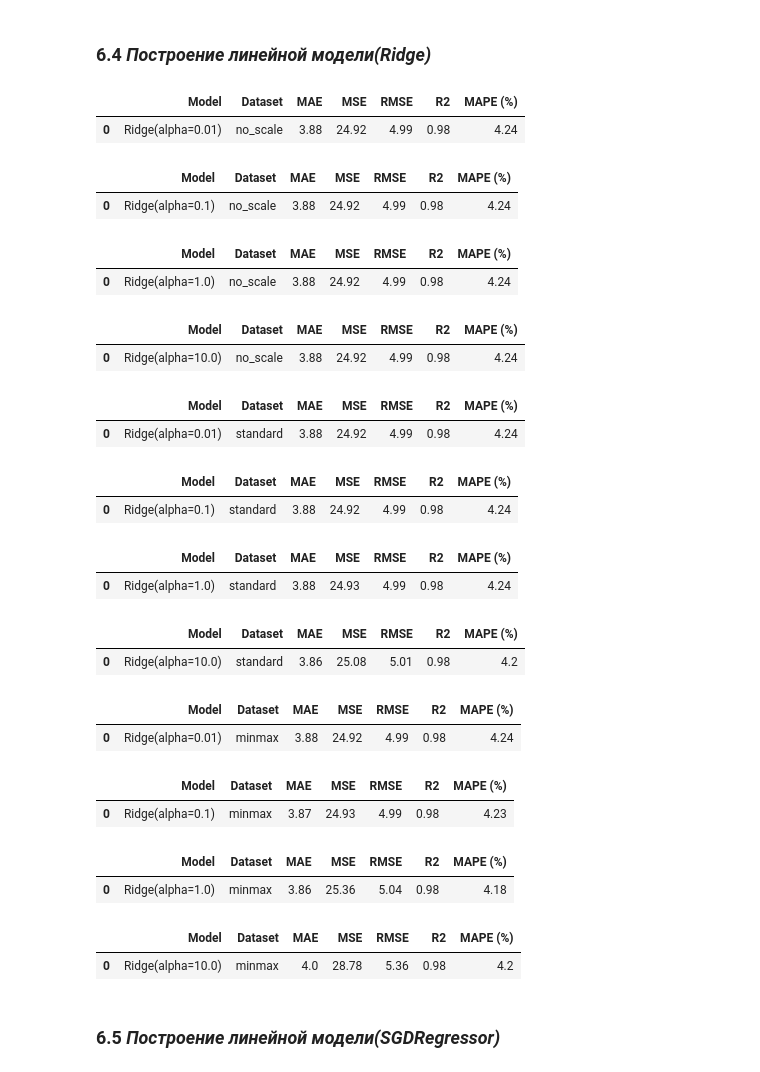
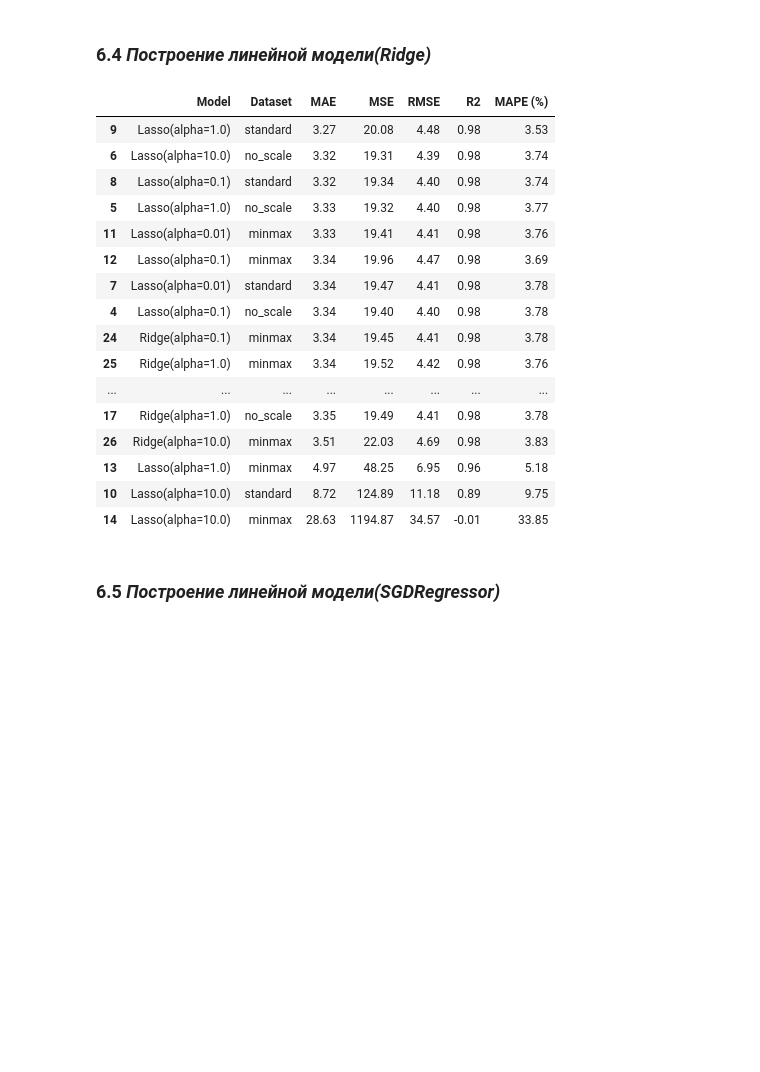
Before and after one commit to MEYakunin/Sprint10_Tortilla_Center, a Jupyter notebook: Sprint10_Tortilla_Center_Yakunin_Mikl.ipynb, the cells around one changed output. Cells and saved outputs as stored; diff of their text form; code cells hidden in the pictures; blank space fills up the shorter version.

```diff
--- a/Sprint10_Tortilla_Center_Yakunin_Mikl.ipynb
+++ b/Sprint10_Tortilla_Center_Yakunin_Mikl.ipynb
@@ -314,6 +310,9 @@ plt.show()
 # Произведем уменьшение разрядности данных
 mask = c_mydas_df['shell_length'] > 2000
 c_mydas_df.loc[mask, 'shell_length'] = c_mydas_df.loc[mask, 'shell_length'] / 10
+
+mask = c_mydas_df['shell_width'] > 2000
+c_mydas_df.loc[mask, 'shell_width'] = c_mydas_df.loc[mask, 'shell_width'] / 10
 # %%
 # Построим графики распределения и размаха длины и ширины панцеря
 plt.figure(figsize=(15, 5))
@@ -503,7 +502,7 @@ scalers = {
 }
 
 # Варианты потерь для SGD
-loss_functions = ['squared_loss', 'huber', 'epsilon_insensitive']
+loss_functions = ['squared_error', 'huber', 'epsilon_insensitive']
 
 # Варианты регуляризации для SGD
 penalties = ['l2', 'l1', 'elasticnet']
@@ -513,6 +512,9 @@ coeff_regul = [0.01, 0.1, 1.0, 10.0]
 
 # Список для хранения всех результатов
 all_results = pd.DataFrame(columns=['Model', 'Dataset', 'MAE', 'MSE', 'RMSE', 'R2', 'MAPE (%)'])
+
+# Список для временного хранения результатов каждой модели
+temp_result = pd.DataFrame()
 # %% [markdown]
 ### 6.1 *Построение базовой модели(Dummy)*
 # %%
@@ -544,7 +546,9 @@ for scale_name, scaler in scalers.items():
     lr_pipe.fit(X_train, y_train)
     y_pred = lr_pipe.predict(X_val)
     result = get_metrics(y_val, y_pred, 'LinearRegression', scale_name)
-    display(result)
+    temp_result = pd.concat([temp_result, result], ignore_index=True)
     all_results = pd.concat([all_results, result], ignore_index=True)
+
+display(temp_result.sort_values('MAE'))
 # %% [output]
 |  | Model | Dataset | MAE | MSE | RMSE | R2 | MAPE (%) |
@@ -567,7 +569,9 @@ for scale_name, scaler in scalers.items():
         lasso_pipe.fit(X_train, y_train)
         y_pred =lasso_pipe.predict(X_val)
         result = get_metrics(y_val, y_pred, f'Lasso(alpha={alpha})', scale_name)
-        display(result)
+        temp_result = pd.concat([temp_result, result], ignore_index=True)
         all_results = pd.concat([all_results, result], ignore_index=True)
+
+display(temp_result.sort_values('MAE'))
 # %% [output]
 |  | Model | Dataset | MAE | MSE | RMSE | R2 | MAPE (%) |
@@ -599,42 +595,37 @@ for scale_name, scaler in scalers.items():
 # %%
 # Построение модели Ridge
 for scale_name, scaler in scalers.items():
     for alpha in coeff_regul:
         if scaler:
             ridge_pipe = make_pipeline(scaler, Ridge(alpha=alpha, random_state=42))
         else:
             ridge_pipe = Ridge(alpha=alpha, random_state=42)
 
         ridge_pipe.fit(X_train, y_train)
         y_pred = ridge_pipe.predict(X_val)
         result = get_metrics(y_val, y_pred, f'Ridge(alpha={alpha})', scale_name)
-        display(result)
+        temp_result = pd.concat([temp_result, result], ignore_index=True)
         all_results = pd.concat([all_results, result], ignore_index=True)
+
+display(temp_result.sort_values('MAE'))
 # %% [output]
 |  | Model | Dataset | MAE | MSE | RMSE | R2 | MAPE (%) |
-| 0 | Ridge(alpha=0.01) | no_scale | 3.88 | 24.92 | 4.99 | 0.98 | 4.24 |
+| 9 | Lasso(alpha=1.0) | standard | 3.27 | 20.08 | 4.48 | 0.98 | 3.53 |
+| 6 | Lasso(alpha=10.0) | no_scale | 3.32 | 19.31 | 4.39 | 0.98 | 3.74 |
+| 8 | Lasso(alpha=0.1) | standard | 3.32 | 19.34 | 4.40 | 0.98 | 3.74 |
+| 5 | Lasso(alpha=1.0) | no_scale | 3.33 | 19.32 | 4.40 | 0.98 | 3.77 |
+| 11 | Lasso(alpha=0.01) | minmax | 3.33 | 19.41 | 4.41 | 0.98 | 3.76 |
+| 12 | Lasso(alpha=0.1) | minmax | 3.34 | 19.96 | 4.47 | 0.98 | 3.69 |
+| 7 | Lasso(alpha=0.01) | standard | 3.34 | 19.47 | 4.41 | 0.98 | 3.78 |
+| 4 | Lasso(alpha=0.1) | no_scale | 3.34 | 19.40 | 4.40 | 0.98 | 3.78 |
+| 24 | Ridge(alpha=0.1) | minmax | 3.34 | 19.45 | 4.41 | 0.98 | 3.78 |
+| 25 | Ridge(alpha=1.0) | minmax | 3.34 | 19.52 | 4.42 | 0.98 | 3.76 |
+| ... | ... | ... | ... | ... | ... | ... | ... |
+| 17 | Ridge(alpha=1.0) | no_scale | 3.35 | 19.49 | 4.41 | 0.98 | 3.78 |
+| 26 | Ridge(alpha=10.0) | minmax | 3.51 | 22.03 | 4.69 | 0.98 | 3.83 |
+| 13 | Lasso(alpha=1.0) | minmax | 4.97 | 48.25 | 6.95 | 0.96 | 5.18 |
+| 10 | Lasso(alpha=10.0) | standard | 8.72 | 124.89 | 11.18 | 0.89 | 9.75 |
+| 14 | Lasso(alpha=10.0) | minmax | 28.63 | 1194.87 | 34.57 | -0.01 | 33.85 |
-|  | Model | Dataset | MAE | MSE | RMSE | R2 | MAPE (%) |
-| 0 | Ridge(alpha=0.1) | no_scale | 3.88 | 24.92 | 4.99 | 0.98 | 4.24 |
-|  | Model | Dataset | MAE | MSE | RMSE | R2 | MAPE (%) |
-| 0 | Ridge(alpha=1.0) | no_scale | 3.88 | 24.92 | 4.99 | 0.98 | 4.24 |
-|  | Model | Dataset | MAE | MSE | RMSE | R2 | MAPE (%) |
-| 0 | Ridge(alpha=10.0) | no_scale | 3.88 | 24.92 | 4.99 | 0.98 | 4.24 |
-|  | Model | Dataset | MAE | MSE | RMSE | R2 | MAPE (%) |
-| 0 | Ridge(alpha=0.01) | standard | 3.88 | 24.92 | 4.99 | 0.98 | 4.24 |
-|  | Model | Dataset | MAE | MSE | RMSE | R2 | MAPE (%) |
-| 0 | Ridge(alpha=0.1) | standard | 3.88 | 24.92 | 4.99 | 0.98 | 4.24 |
-|  | Model | Dataset | MAE | MSE | RMSE | R2 | MAPE (%) |
-| 0 | Ridge(alpha=1.0) | standard | 3.88 | 24.93 | 4.99 | 0.98 | 4.24 |
-|  | Model | Dataset | MAE | MSE | RMSE | R2 | MAPE (%) |
-| 0 | Ridge(alpha=10.0) | standard | 3.86 | 25.08 | 5.01 | 0.98 | 4.2 |
-|  | Model | Dataset | MAE | MSE | RMSE | R2 | MAPE (%) |
-| 0 | Ridge(alpha=0.01) | minmax | 3.88 | 24.92 | 4.99 | 0.98 | 4.24 |
-|  | Model | Dataset | MAE | MSE | RMSE | R2 | MAPE (%) |
-| 0 | Ridge(alpha=0.1) | minmax | 3.87 | 24.93 | 4.99 | 0.98 | 4.23 |
-|  | Model | Dataset | MAE | MSE | RMSE | R2 | MAPE (%) |
-| 0 | Ridge(alpha=1.0) | minmax | 3.86 | 25.36 | 5.04 | 0.98 | 4.18 |
-|  | Model | Dataset | MAE | MSE | RMSE | R2 | MAPE (%) |
-| 0 | Ridge(alpha=10.0) | minmax | 4.0 | 28.78 | 5.36 | 0.98 | 4.2 |
 # %% [markdown]
 ### 6.5 *Построение линейной модели(SGDRegressor)*
 # %%
```
Also changed, not shown: parts of 22 cells of this notebook.
